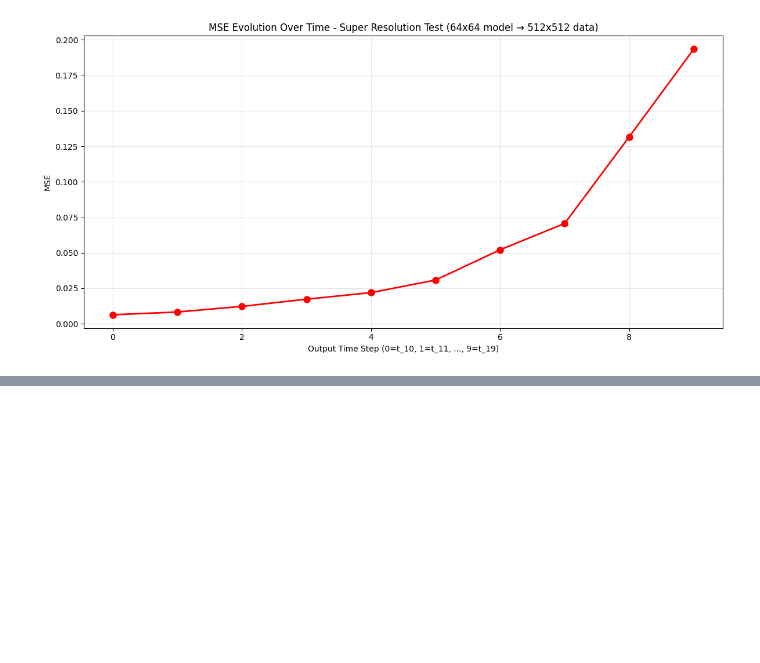
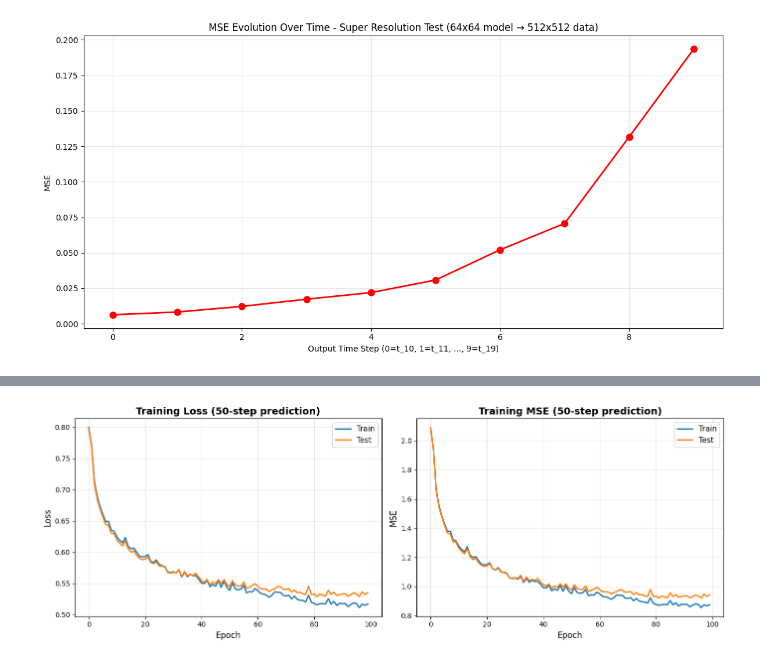
Before and after one commit to Genghis-L/neural-operators, a Jupyter notebook: notebooks/experiments.ipynb, the cells around one changed output, grey strips where cells are left out. Drawn from its saved outputs; the diff is of its cells as text; code cells hidden in the pictures; blank space fills up the shorter version.

```diff
--- a/notebooks/experiments.ipynb
+++ b/notebooks/experiments.ipynb
@@ -781,0 +1113,21 @@ plt.show()
+# %%
+# Train the model
+n_epochs = 100
+
+print(f"Starting training for {n_epochs} epochs...")
+print(f"Training samples: {n_train}")
+print(f"Test samples: {n_test}")
+print("="*60)
+
+loss_50, mse_50 = train_model(
+    model=fno_model_50steps,
+    train_dataloader=train_loader_50,
+    test_dataloader=test_loader_50,
+    epochs=n_epochs,
+    device=device
+)
+
+print("\n" + "="*60)
+print(f"✓ Training completed!")
+print(f"Final train loss: {loss_50['train'].iloc[-1]:.6f}, test loss: {loss_50['test'].iloc[-1]:.6f}")
+print(f"Final train MSE: {mse_50['train'].iloc[-1]:.6f}, test MSE: {mse_50['test'].iloc[-1]:.6f}")
@@ -781,0 +1143,24 @@ plt.show()
+# %%
+# Plot training history
+fig, ax = plt.subplots(1, 2, figsize=(14, 5))
+
+ax[0].plot(loss_50['train'], label='Train', linewidth=2)
+ax[0].plot(loss_50['test'], label='Test', linewidth=2)
+ax[0].set_xlabel('Epoch', fontsize=12)
+ax[0].set_ylabel('Loss', fontsize=12)
+ax[0].set_title('Training Loss (50-step prediction)', fontsize=14, fontweight='bold')
+ax[0].legend(fontsize=11)
+ax[0].grid(alpha=0.3)
+
+ax[1].plot(mse_50['train'], label='Train', linewidth=2)
+ax[1].plot(mse_50['test'], label='Test', linewidth=2)
+ax[1].set_xlabel('Epoch', fontsize=12)
+ax[1].set_ylabel('MSE', fontsize=12)
+ax[1].set_title('Training MSE (50-step prediction)', fontsize=14, fontweight='bold')
+ax[1].legend(fontsize=11)
+ax[1].grid(alpha=0.3)
+
+plt.tight_layout()
+plt.show()
+# %% [output]
+[figure, added]
```
Also changed, not shown: parts of 25 cells of this notebook, 20 other files.
